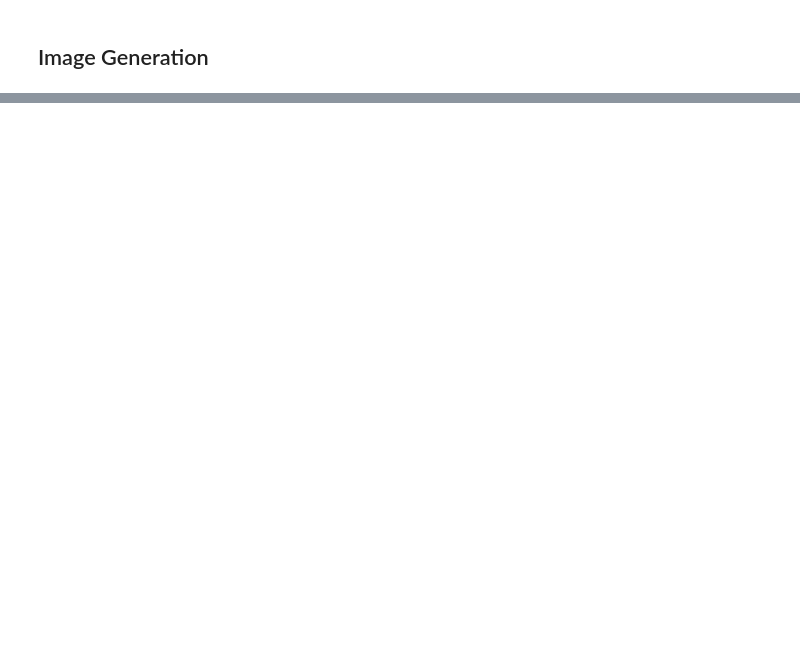
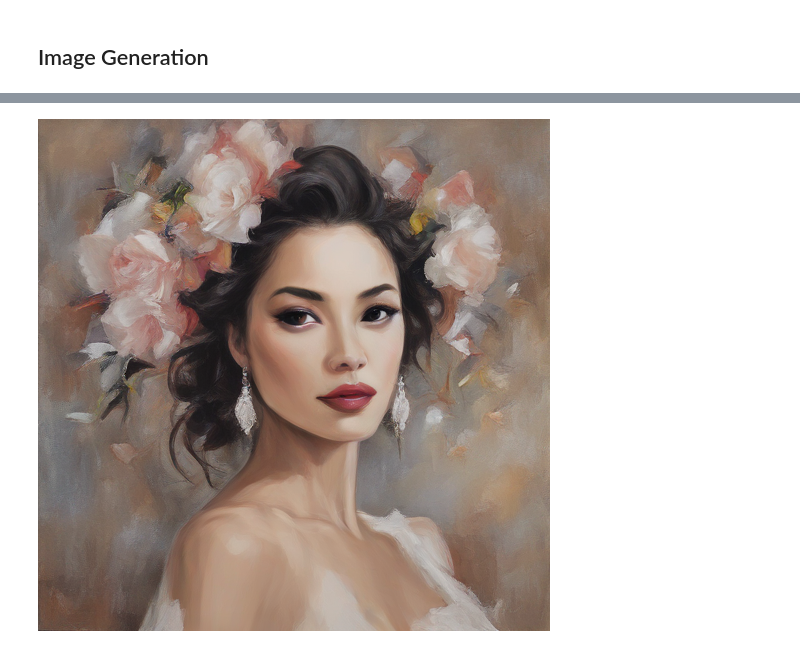
Before and after one commit to slaz55/InstantID, a Jupyter notebook: SDXL_Turbo.ipynb, the cells around one changed output, grey strips where cells are left out. Cells and saved outputs as stored; diff of their text form; code cells hidden in the pictures; blank space fills up the shorter version.

```diff
--- a/SDXL_Turbo.ipynb
+++ b/SDXL_Turbo.ipynb
@@ -50,8 +73,9 @@ pipe.to("cuda")
 # %%
 %%time
 # @title Text - 2 - Image { vertical-output: true, display-mode: "form" }
-prompt = "close portrait of a beautiful girl, red, blue hair style" # @param {type:"string"}
+prompt = "beautiful womanwoman" # @param {type:"string"}
 guidance_scale = 0.1 # @param {type:"slider", min:0, max:2, step:0.1}
 num_inference_steps = 1 # @param {type:"slider", min:0, max:25, step:1}
 image = pipe(prompt=prompt, num_inference_steps=num_inference_steps, guidance_scale=guidance_scale).images[0]
 image
+# %% [output]
@@ -58,3 +84,4 @@ image
+[figure, added]
 # %%
 %%time
 # @title Image - 2 - Image { vertical-output: true, display-mode: "form" }
```
Also changed, not shown: parts of 3 cells of this notebook.
